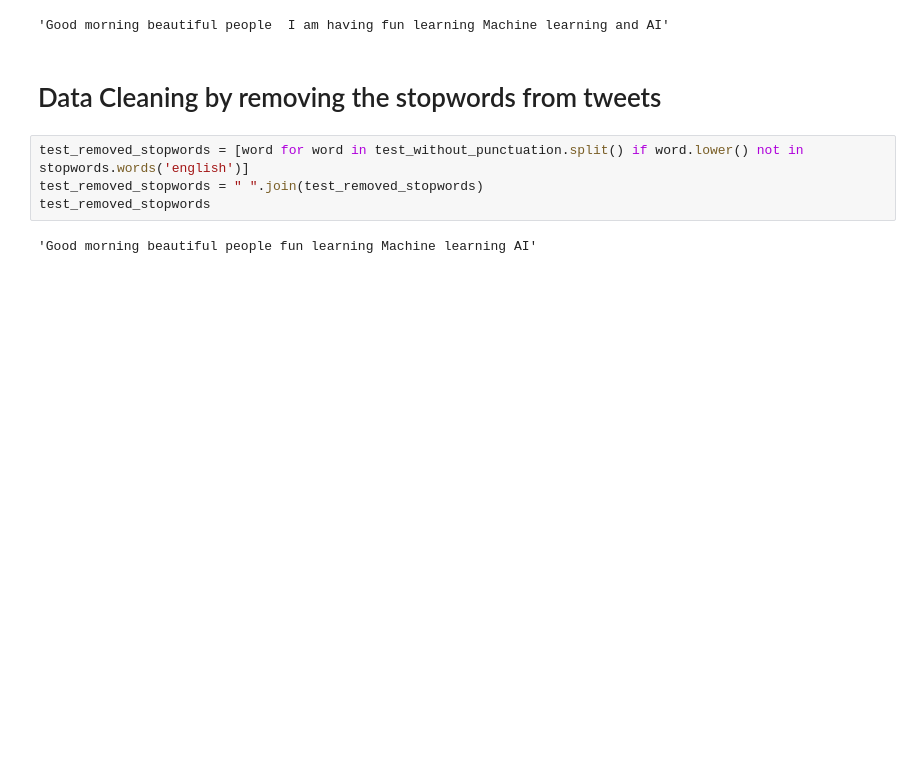
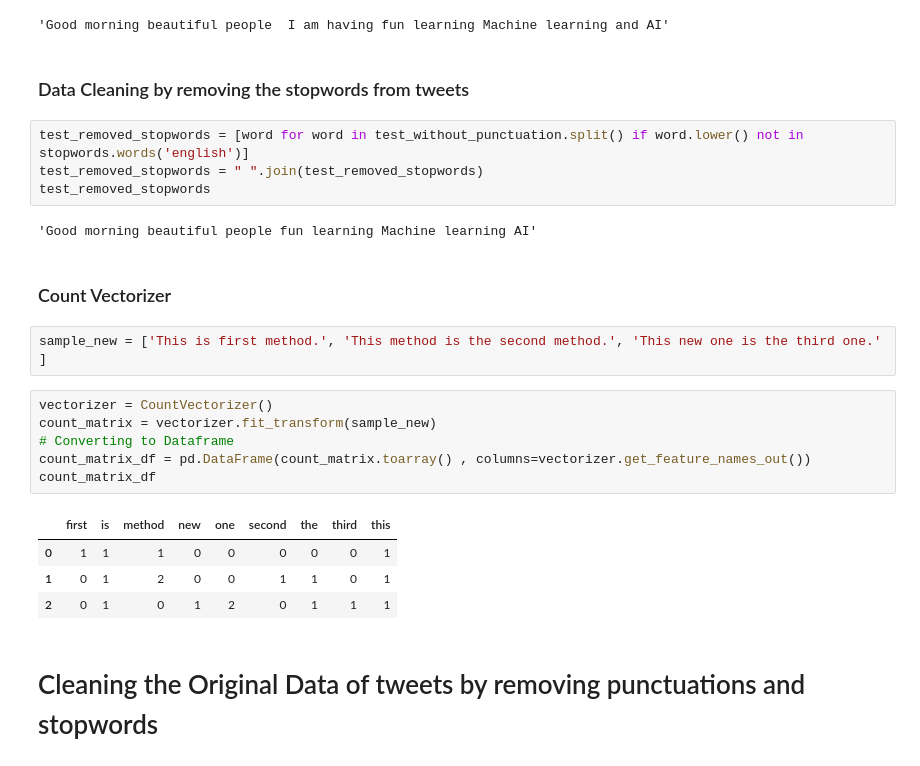
Before and after one commit to siddhardh-7/Twitter_Sentiment_Analysis, a Jupyter notebook: Twitter_Sentiment_Analysis.ipynb, the cells around one changed output. Cells and saved outputs as stored; diff of their text form; blank space fills up the shorter version.

Commit message:
data cleaning and tokenization of  original data

```diff
--- a/Twitter_Sentiment_Analysis.ipynb
+++ b/Twitter_Sentiment_Analysis.ipynb
@@ -158,10 +156,27 @@ test_without_punctuation
 # %% [output]
 'Good morning beautiful people  I am having fun learning Machine learning and AI'
 # %% [markdown]
-# Data Cleaning by removing the stopwords from tweets
+### Data Cleaning by removing the stopwords from tweets
 # %%
 test_removed_stopwords = [word for word in test_without_punctuation.split() if word.lower() not in stopwords.words('english')]
 test_removed_stopwords = " ".join(test_removed_stopwords)
 test_removed_stopwords
 # %% [output]
 'Good morning beautiful people fun learning Machine learning AI'
+# %% [markdown]
+### Count Vectorizer
+# %%
+sample_new = ['This is first method.', 'This method is the second method.', 'This new one is the third one.' ]
+# %%
+vectorizer = CountVectorizer()
+count_matrix = vectorizer.fit_transform(sample_new)
+# Converting to Dataframe
+count_matrix_df = pd.DataFrame(count_matrix.toarray() , columns=vectorizer.get_feature_names_out())
+count_matrix_df
+# %% [output]
+|  | first | is | method | new | one | second | the | third | this |
+| 0 | 1 | 1 | 1 | 0 | 0 | 0 | 0 | 0 | 1 |
+| 1 | 0 | 1 | 2 | 0 | 0 | 1 | 1 | 0 | 1 |
+| 2 | 0 | 1 | 0 | 1 | 2 | 0 | 1 | 1 | 1 |
+# %% [markdown]
+# Cleaning the Original Data of tweets by removing punctuations and stopwords
```
Also changed, not shown: parts of 16 cells of this notebook.
